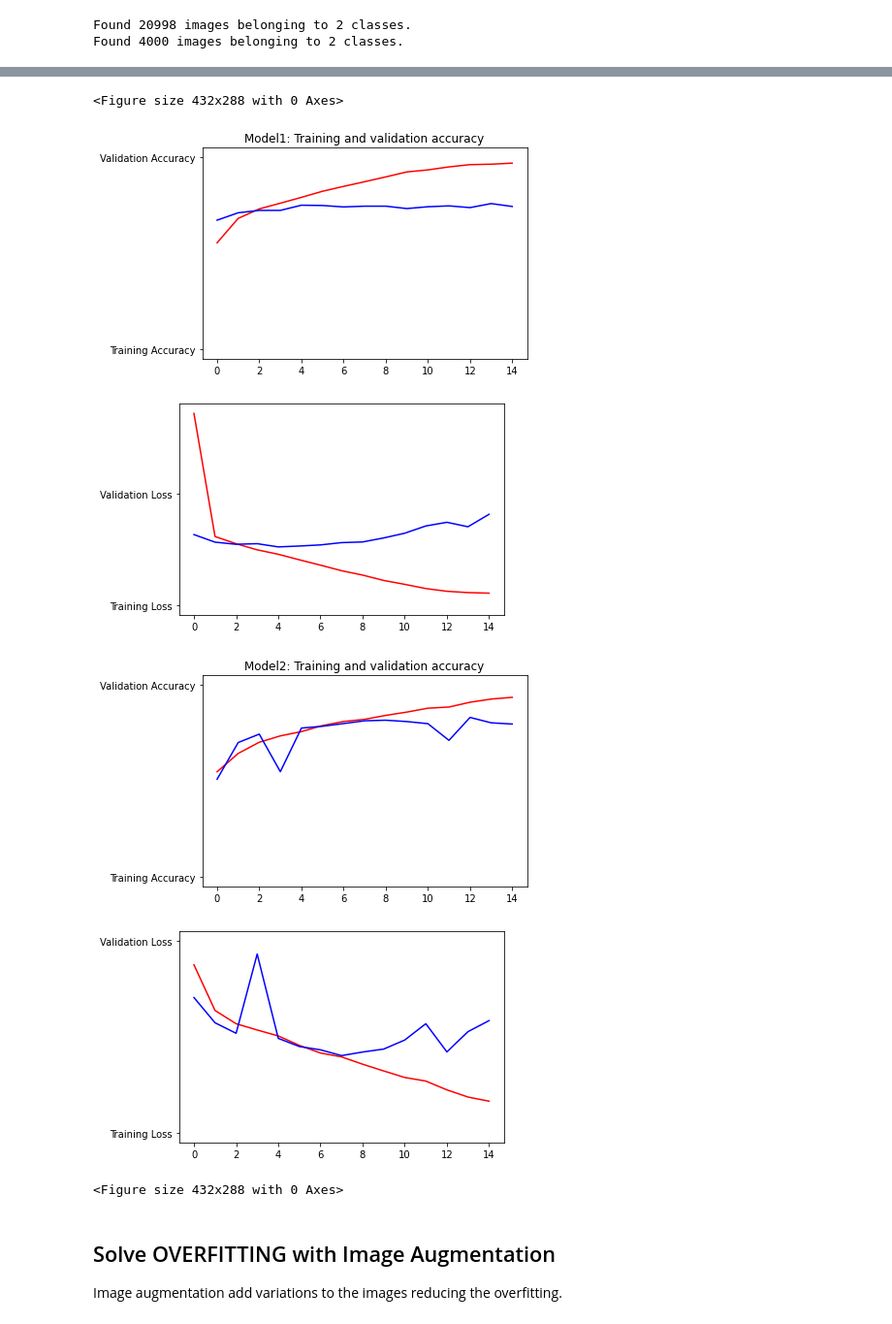
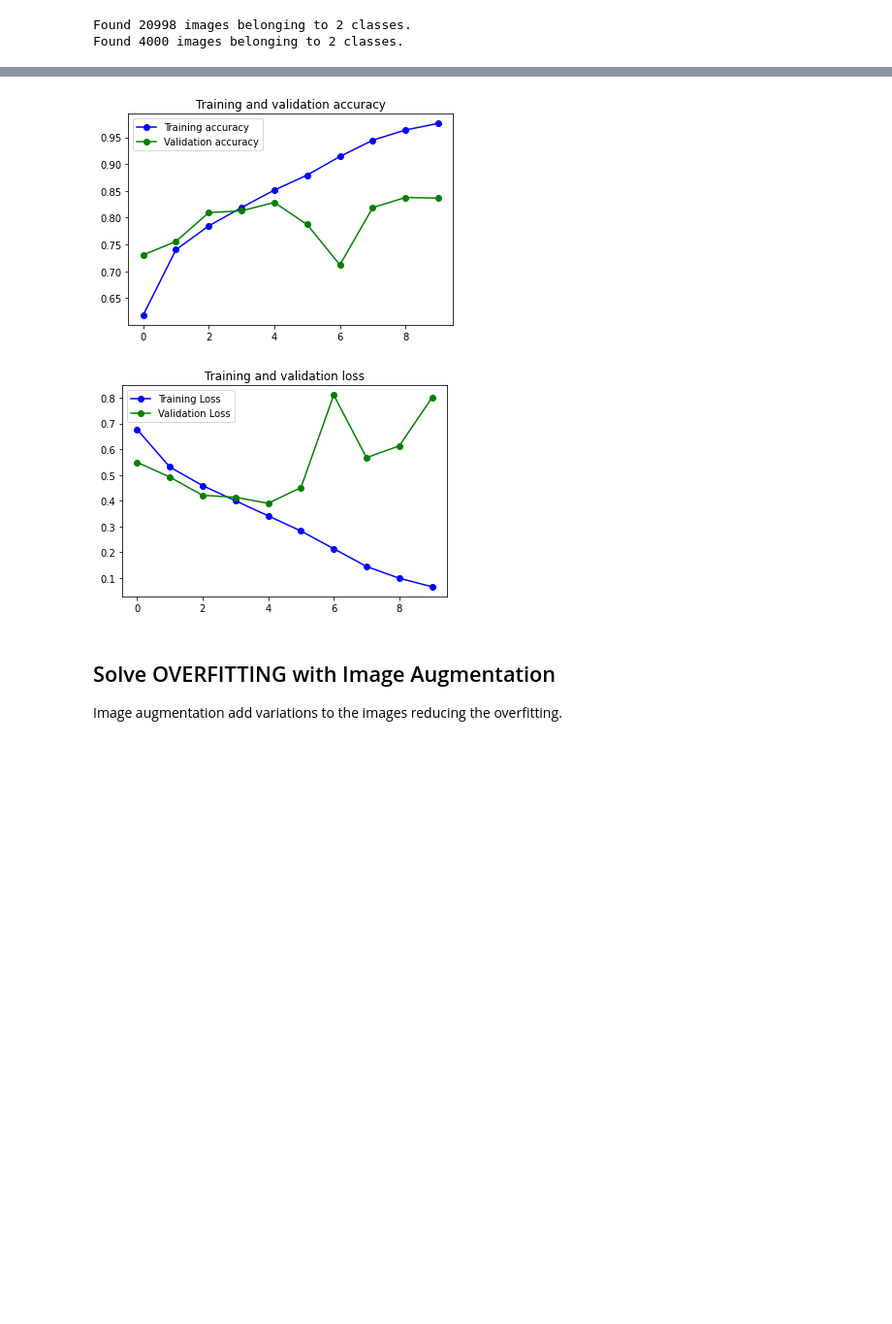
Before and after one commit to peremartra/MachineLearningCourse, a Jupyter notebook: MLCTFCatsvsDogs.ipynb, the cells around one changed output, grey strips where cells are left out. Shown at 97% size. Drawn from its saved outputs; the diff is of its cells as text; code cells hidden in the pictures; blank space fills up the shorter version.

```diff
--- a/MLCTFCatsvsDogs.ipynb
+++ b/MLCTFCatsvsDogs.ipynb
@@ -315,8 +349,8 @@ Epoch 15/15
 history2 = model2.fit(
      train_data,
      validation_data = val_data,
-     epochs=15,
-     steps_per_epoch=100,
-     validation_steps=20,
+     epochs=gEpochs,
+     steps_per_epoch=200,
+     validation_steps=40,
      verbose=1)
 # %% [output]
@@ -341,47 +377,9 @@ Epoch 15/15
-# %%
-%matplotlib inline
-
-import matplotlib.image  as mpimg
-import matplotlib.pyplot as plt
-
-acc=history.history['accuracy']
-val_acc=history.history['val_accuracy']
-loss=history.history['loss']
-val_loss=history.history['val_loss']
-
-acc2=history2.history['accuracy']
-val_acc2=history2.history['val_accuracy']
-loss2=history2.history['loss']
-val_loss2=history2.history['val_loss']
-
-epochs=range(len(acc)) # Get number of epochs
-
-plt.plot(epochs, acc, 'r', "Training Accuracy")
-plt.plot(epochs, val_acc, 'b', "Validation Accuracy")
-plt.title('Model1: Training and validation accuracy')
-plt.figure()
-
-
-plt.plot(epochs, loss, 'r', "Training Loss")
-plt.plot(epochs, val_loss, 'b', "Validation Loss")
-plt.figure()
-
-plt.plot(epochs, acc2, 'r', "Training Accuracy")
-plt.plot(epochs, val_acc2, 'b', "Validation Accuracy")
-plt.title('Model2: Training and validation accuracy')
-plt.figure()
-
-
-plt.plot(epochs, loss2, 'r', "Training Loss")
-plt.plot(epochs, val_loss2, 'b', "Validation Loss")
-plt.figure()
-# %% [output]
-<Figure size 432x288 with 0 Axes>
-[figure, removed]
-[figure, removed]
-[figure, removed]
-[figure, removed]
-<Figure size 432x288 with 0 Axes>
+# %%
+
+plot_loss_acc(history2)
+# %% [output]
+[figure, added]
+[figure, added]
 # %% [markdown]
 ## Solve OVERFITTING with Image Augmentation
 Image augmentation add variations to the images reducing the overfitting.
```
Also changed, not shown: parts of 20 cells of this notebook.
